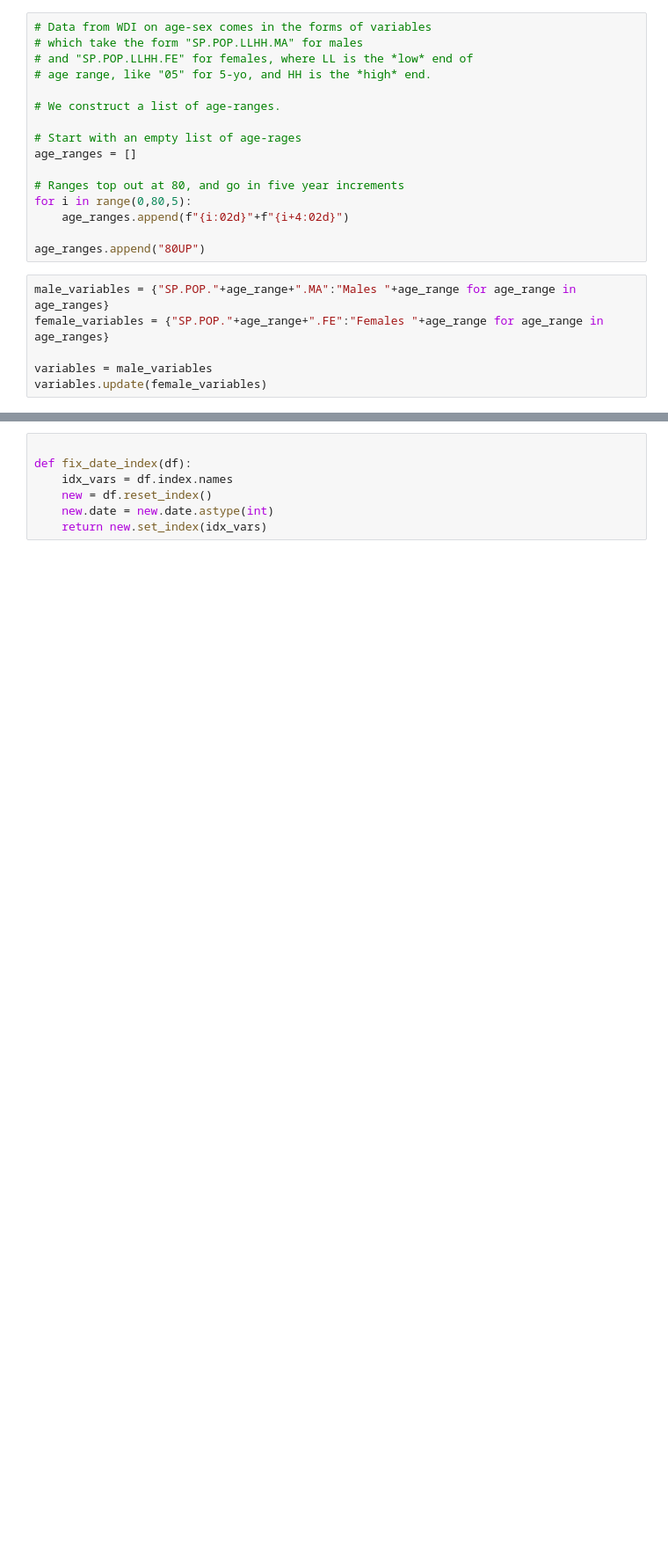
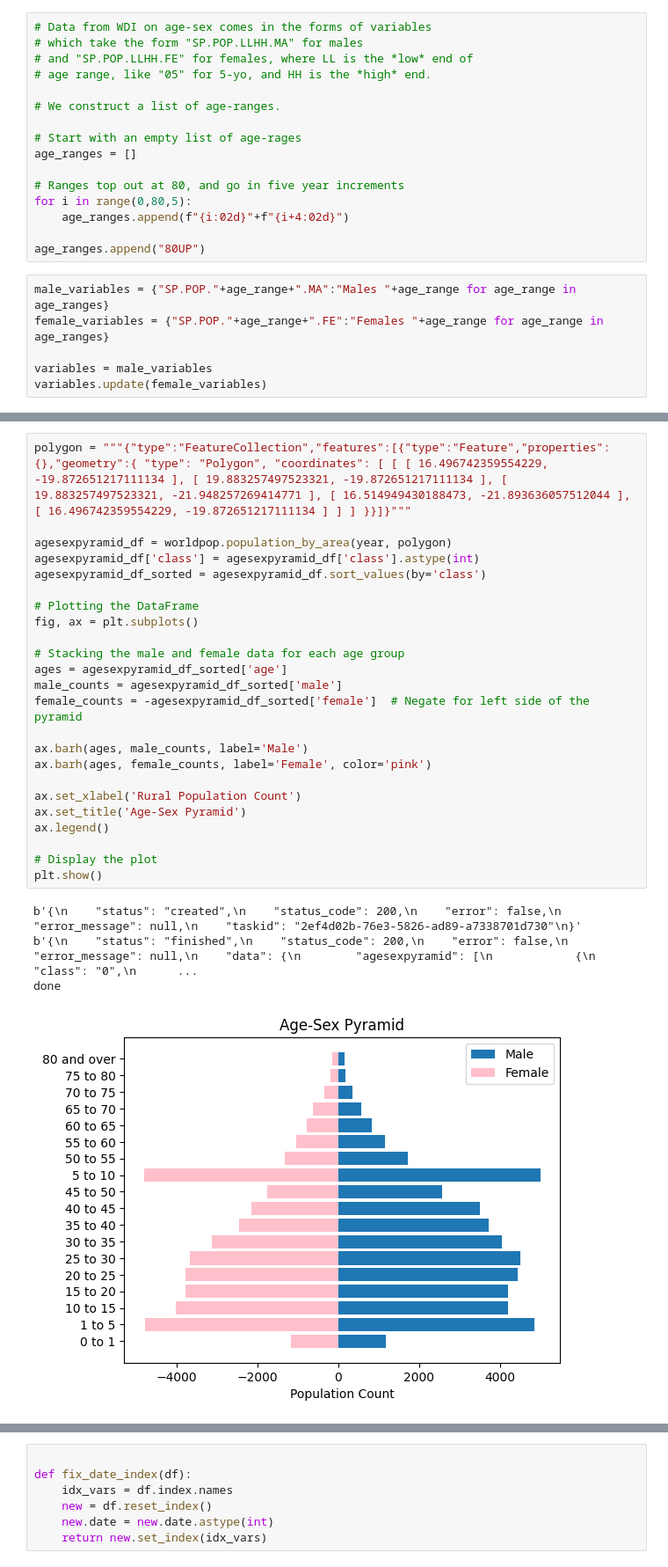
Before and after one commit to Chris-Nicholas-collaborators/EEP153_team_Malthus, a Jupyter notebook: Project1/team_notebook.ipynb, the cells around one changed output, grey strips where cells are left out. Shown: that part at 88% size. Cells and saved outputs as stored; diff of their text form; blank space fills up the shorter version.

Commit message:
add example of how to use Worldpop

```diff
--- a/Project1/team_notebook.ipynb
+++ b/Project1/team_notebook.ipynb
@@ -297,0 +311,29 @@ py.iplot(fig)
+# %%
+polygon = """{"type":"FeatureCollection","features":[{"type":"Feature","properties":{},"geometry":{ "type": "Polygon", "coordinates": [ [ [ 16.496742359554229, -19.872651217111134 ], [ 19.883257497523321, -19.872651217111134 ], [ 19.883257497523321, -21.948257269414771 ], [ 16.514949430188473, -21.893636057512044 ], [ 16.496742359554229, -19.872651217111134 ] ] ] }}]}"""
+
+agesexpyramid_df = worldpop.population_by_area(year, polygon)
+agesexpyramid_df['class'] = agesexpyramid_df['class'].astype(int)
+agesexpyramid_df_sorted = agesexpyramid_df.sort_values(by='class')
+
+# Plotting the DataFrame
+fig, ax = plt.subplots()
+
+# Stacking the male and female data for each age group
+ages = agesexpyramid_df_sorted['age']
+male_counts = agesexpyramid_df_sorted['male']
+female_counts = -agesexpyramid_df_sorted['female']  # Negate for left side of the pyramid
+
+ax.barh(ages, male_counts, label='Male')
+ax.barh(ages, female_counts, label='Female', color='pink')
+
+ax.set_xlabel('Rural Population Count')
+ax.set_title('Age-Sex Pyramid')
+ax.legend()
+
+# Display the plot
+plt.show()
+# %% [output]
+b'{\n    "status": "created",\n    "status_code": 200,\n    "error": false,\n    "error_message": null,\n    "taskid": "2ef4d02b-76e3-5826-ad89-a7338701d730"\n}'
+b'{\n    "status": "finished",\n    "status_code": 200,\n    "error": false,\n    "error_message": null,\n    "data": {\n        "agesexpyramid": [\n            {\n                "class": "0",\n      ...
+done
+[figure, added]
```
Also changed, not shown: parts of 8 cells of this notebook, 1 other file.
